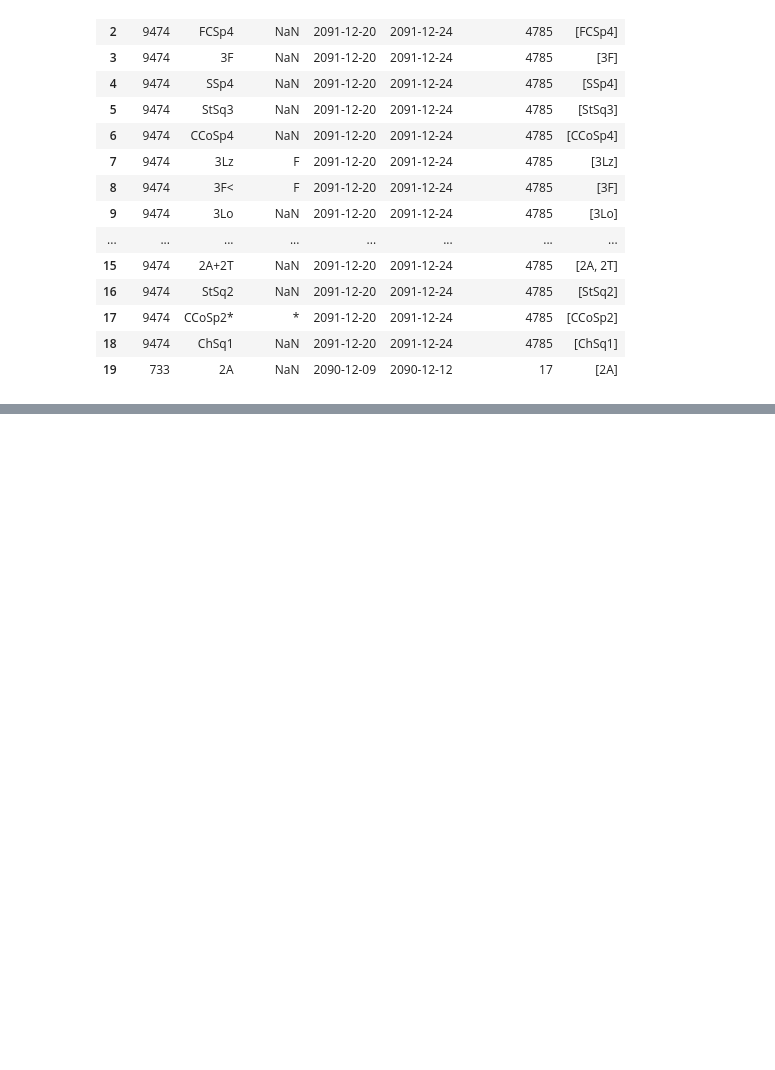
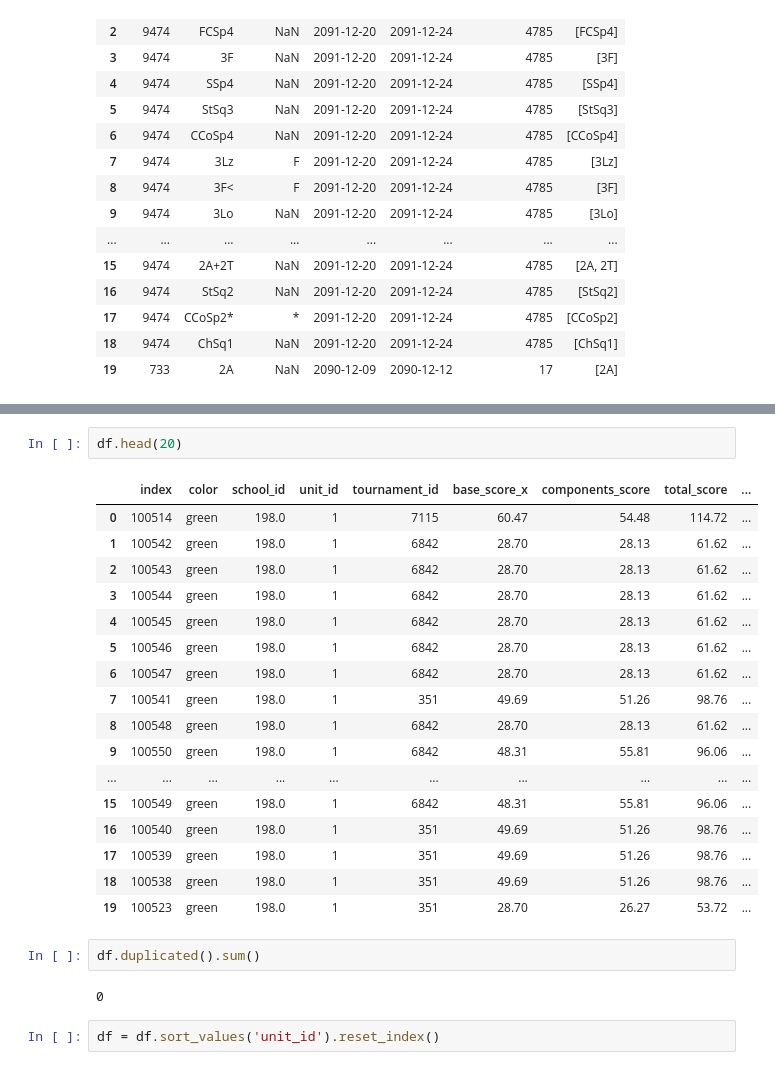
Before and after one commit to keda88/Portfolio, a Jupyter notebook: My champion/My champion.ipynb, the cells around one changed output, grey strips where cells are left out. Drawn from its saved outputs; the diff is of its cells as text; blank space fills up the shorter version.

```diff
--- a/My champion/My champion.ipynb
+++ b/My champion/My champion.ipynb
@@ -769,0 +757,26 @@ display(features_df.head())
+# %%
+df.head(20)
+# %% [output]
+|  | index | color | school_id | unit_id | tournament_id | base_score_x | components_score | total_score | ... |
+| 0 | 100514 | green | 198.0 | 1 | 7115 | 60.47 | 54.48 | 114.72 | ... |
+| 1 | 100542 | green | 198.0 | 1 | 6842 | 28.70 | 28.13 | 61.62 | ... |
+| 2 | 100543 | green | 198.0 | 1 | 6842 | 28.70 | 28.13 | 61.62 | ... |
+| 3 | 100544 | green | 198.0 | 1 | 6842 | 28.70 | 28.13 | 61.62 | ... |
+| 4 | 100545 | green | 198.0 | 1 | 6842 | 28.70 | 28.13 | 61.62 | ... |
+| 5 | 100546 | green | 198.0 | 1 | 6842 | 28.70 | 28.13 | 61.62 | ... |
+| 6 | 100547 | green | 198.0 | 1 | 6842 | 28.70 | 28.13 | 61.62 | ... |
+| 7 | 100541 | green | 198.0 | 1 | 351 | 49.69 | 51.26 | 98.76 | ... |
+| 8 | 100548 | green | 198.0 | 1 | 6842 | 28.70 | 28.13 | 61.62 | ... |
+| 9 | 100550 | green | 198.0 | 1 | 6842 | 48.31 | 55.81 | 96.06 | ... |
+| ... | ... | ... | ... | ... | ... | ... | ... | ... | ... |
+| 15 | 100549 | green | 198.0 | 1 | 6842 | 48.31 | 55.81 | 96.06 | ... |
+| 16 | 100540 | green | 198.0 | 1 | 351 | 49.69 | 51.26 | 98.76 | ... |
+| 17 | 100539 | green | 198.0 | 1 | 351 | 49.69 | 51.26 | 98.76 | ... |
+| 18 | 100538 | green | 198.0 | 1 | 351 | 49.69 | 51.26 | 98.76 | ... |
+| 19 | 100523 | green | 198.0 | 1 | 351 | 28.70 | 26.27 | 53.72 | ... |
+# %%
+df.duplicated().sum()
+# %% [output]
+0
+# %%
+df = df.sort_values('unit_id').reset_index()
```
Also changed, not shown: parts of 41 cells of this notebook.
